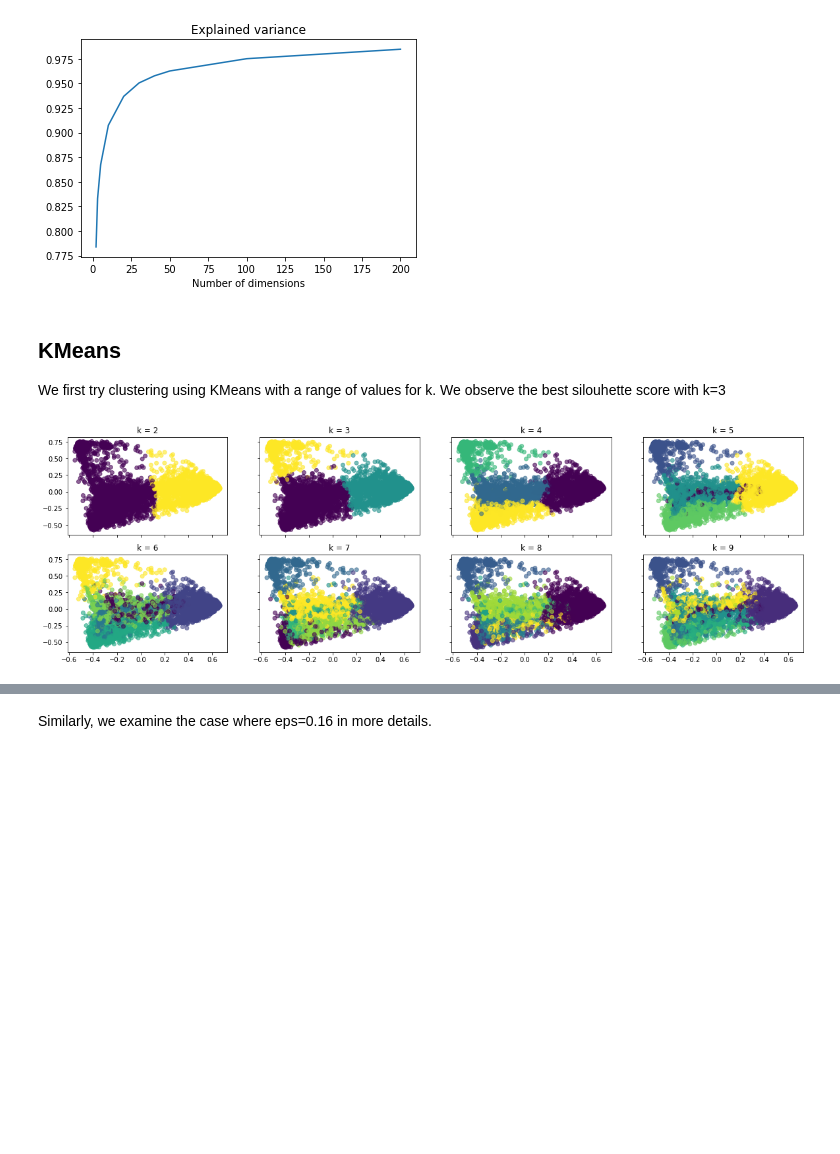
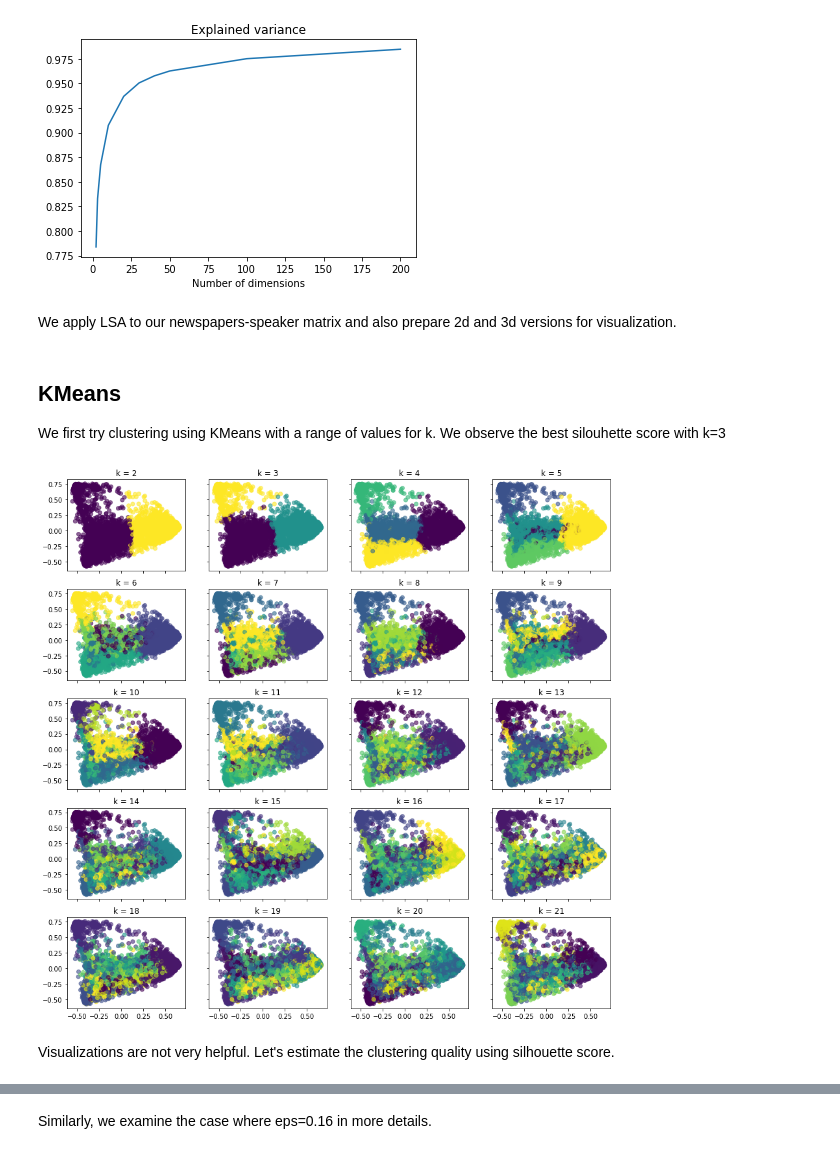
Before and after one commit to epfl-ada/ada-2021-project-improvise-adapt-overcome, a Jupyter notebook: src/clustering.ipynb, the cells around one changed output, grey strips where cells are left out. Cells and saved outputs as stored; diff of their text form; code cells hidden in the pictures; blank space fills up the shorter version.

```diff
--- a/src/clustering.ipynb
+++ b/src/clustering.ipynb
@@ -153,6 +159,8 @@ print(f"First dimension with 95%+ explained variance: {dim_95} (variance {explai
 # %% [output]
 First dimension with 95%+ explained variance: 30 (variance 0.9504)
 [figure]
+# %% [markdown]
+We apply LSA to our newspapers-speaker matrix and also prepare 2d and 3d versions for visualization.
 # %%
 svd = TruncatedSVD(dim_95, random_state=42)
 normalizer = Normalizer(copy=False)
@@ -166,12 +174,14 @@ X_2d = PCA(n_components=2).fit_transform(X_intermediate)
 
 We first try clustering using KMeans with a range of values for k. We observe the best silouhette score with k=3
 # %%
-k_list = range(2, 10)
+k_list = range(2, 22)
 
 kmeans_labels = [kmeans(X_intermediate, k) for k in k_list]
 kmeans_titles = [f"k = {k}" for k in k_list]
 # %%
-plot_clusters(X_2d, kmeans_labels, kmeans_titles, 2, 4)
+plot_clusters(X_2d, kmeans_labels, kmeans_titles, 5, 4)
 # %% [output]
-[figure, old version]
+[figure, new version]
+# %% [markdown]
+Visualizations are not very helpful. Let's estimate the clustering quality using silhouette score.
 # %%
```
Also changed, not shown: parts of 20 cells of this notebook.
